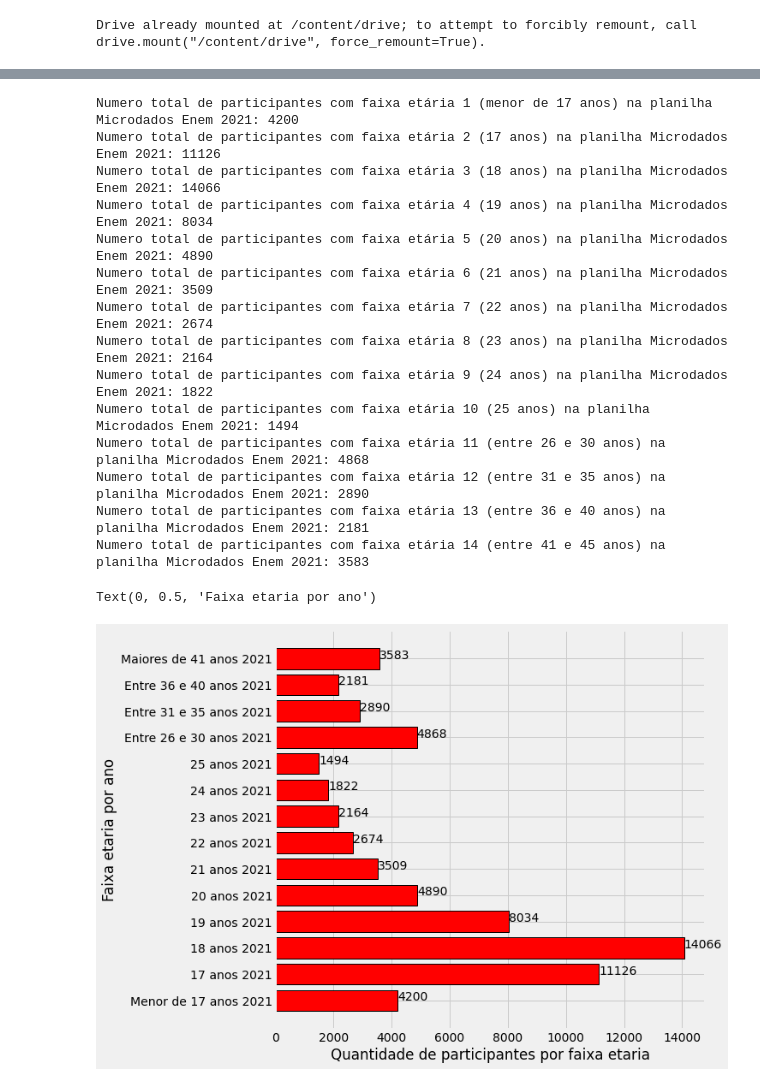
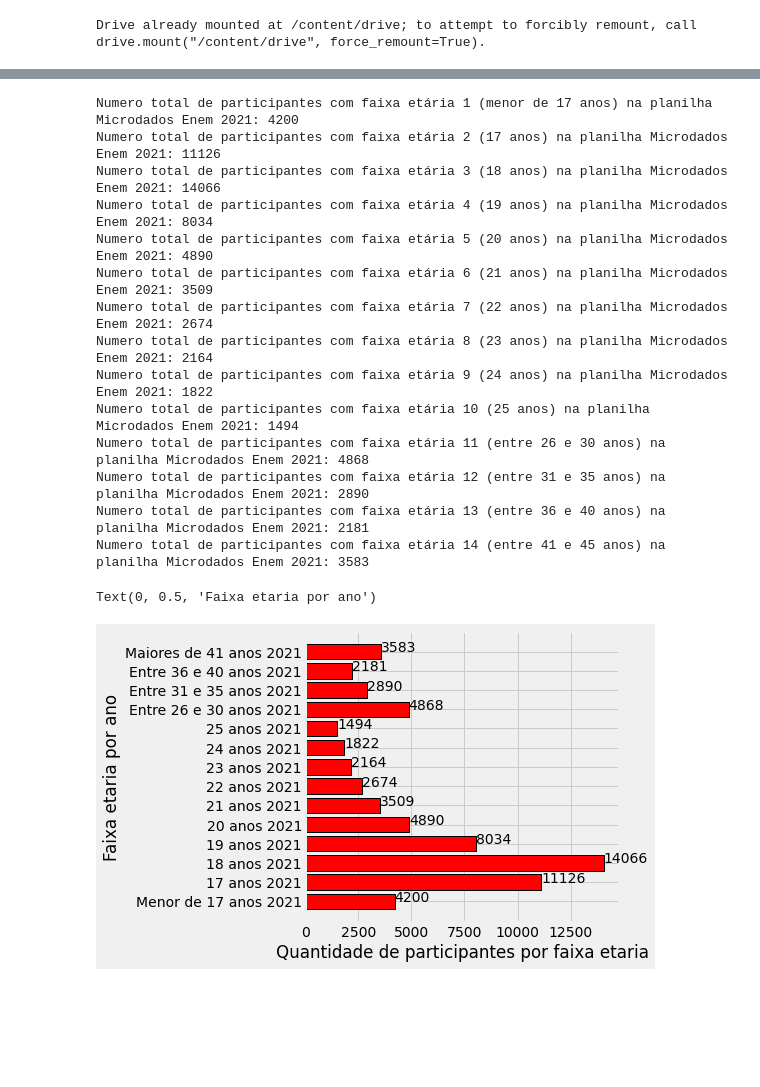
Before and after one commit to kingofrats04/Projeto_IA_DadosEnem, a Jupyter notebook: Graficos_IA.ipynb, the cells around one changed output, grey strips where cells are left out. Saved outputs shown, nothing was run; the diff lists cells and outputs as text; code cells hidden in the pictures; blank space fills up the shorter version.

```diff
--- a/Graficos_IA.ipynb
+++ b/Graficos_IA.ipynb
@@ -20,22 +20,22 @@ planilha2021 = pd.read_csv("./drive/MyDrive/trabalho_ia/data/MICRODADOS_ENEM_202
 print('Numero total de participantes na planilha Microdados Enem 2020:', planilha2020.NU_PARTICIPANTES.max())
 print('Numero total de participantes na planilha Microdados Enem 2021:', planilha2021.NU_PARTICIPANTES.max(), '\n')
 
-num1 = planilha2020.NU_PARTICIPANTES.max()
-num2 = planilha2021.NU_PARTICIPANTES.max()
+NU_PARTICIPANTES_2020 = planilha2020.NU_PARTICIPANTES.max()
+NU_PARTICIPANTES_2021 = planilha2021.NU_PARTICIPANTES.max()
 
 # Printando grafico de barras horizontal
 x = ['Planilha 2020', 'Planilha 2021']
 y = [116932, 67501]
 
-totalAlunos = num1, num2
+total_NU_PARTICIPANTES_2020_2021 = NU_PARTICIPANTES_2020, NU_PARTICIPANTES_2021
 plt.style.use('fivethirtyeight')
 
 for index, value in enumerate(y):
   plt.text(value, index,str(value))
 
-plt.rcParams['figure.figsize'] = [8, 8]
+plt.rcParams['figure.figsize'] = [5, 5]
 
-plt.barh(x, totalAlunos, align='center', color=['blue', 'red'], edgecolor='black', linewidth="1")
+plt.barh(x, total_NU_PARTICIPANTES_2020_2021, align='center', color=['blue', 'red'], edgecolor='black', linewidth="1")
 plt.xlabel("Total alunos por ano")
 plt.ylabel("Planilhas")
 # %% [output]
@@ -215,52 +215,51 @@ print('Numero total de participantes com faixa etária 12 (entre 31 e 35 anos) n
 print('Numero total de participantes com faixa etária 13 (entre 36 e 40 anos) na planilha Microdados Enem 2021: 2181')
 print('Numero total de participantes com faixa etária 14 (entre 41 e 45 anos) na planilha Microdados Enem 2021: 3583')
 
-TP_FAIXA_ETARIA12021 = 4200
-TP_FAIXA_ETARIA22021 = 11126
-TP_FAIXA_ETARIA32021 = 14066
-TP_FAIXA_ETARIA42021 = 8034
-TP_FAIXA_ETARIA52021 = 4890
-TP_FAIXA_ETARIA62021 = 3509
-TP_FAIXA_ETARIA72021 = 2674
-TP_FAIXA_ETARIA82021 = 2164
-TP_FAIXA_ETARIA92021 = 1822
-TP_FAIXA_ETARIA102021 = 1494
-TP_FAIXA_ETARIA112021 = 4868
-TP_FAIXA_ETARIA122021 = 2890
-TP_FAIXA_ETARIA132021 = 2181
-TP_FAIXA_ETARIA142021 = 3583
+TP_FAIXA_ETARIA_1_2021 = 4200
+TP_FAIXA_ETARIA_2_2021 = 11126
+TP_FAIXA_ETARIA_3_2021 = 14066
+TP_FAIXA_ETARIA_4_2021 = 8034
+TP_FAIXA_ETARIA_5_2021 = 4890
+TP_FAIXA_ETARIA_6_2021 = 3509
+TP_FAIXA_ETARIA_7_2021 = 2674
+TP_FAIXA_ETARIA_8_2021 = 2164
+TP_FAIXA_ETARIA_9_2021 = 1822
+TP_FAIXA_ETARIA_10_2021 = 1494
+TP_FAIXA_ETARIA_11_2021 = 4868
+TP_FAIXA_ETARIA_12_2021 = 2890
+TP_FAIXA_ETARIA_13_2021 = 2181
+TP_FAIXA_ETARIA_14_2021 = 3583
 
 # Printando grafico de barras horizontal
-width_n = 1.75   # Largura das Colunas
 x = ['Menor de 17 anos 2021', '17 anos 2021', '18 anos 2021', '19 anos 2021', '20 anos 2021', '21 anos 2021', '22 anos 2021', '23 anos 2021', '24 anos 2021', '25 anos 2021', 'Entre 26 e 30 anos 2021', 'Entre 31 e 35 anos 2021', 'Entre 36 e 40 anos 2021', 'Maiores de 41 anos 2021']
 y = [4200, 11126, 14066, 8034, 4890, 3509, 2674, 2164, 1822, 1494, 4868, 2890, 2181, 3583]
-totalFaixaEtaria = TP_FAIXA_ETARIA12021, TP_FAIXA_ETARIA22021, TP_FAIXA_ETARIA32021, TP_FAIXA_ETARIA42021, TP_FAIXA_ETARIA52021, TP_FAIXA_ETARIA62021, TP_FAIXA_ETARIA72021, TP_FAIXA_ETARIA82021, TP_FAIXA_ETARIA92021, TP_FAIXA_ETARIA102021, TP_FAIXA_ETARIA112021, TP_FAIXA_ETARIA122021, TP_FAIXA_ETARIA132021, TP_FAIXA_ETARIA142021
+total_Faixa_Etaria_2021 = TP_FAIXA_ETARIA_1_2021, TP_FAIXA_ETARIA_2_2021, TP_FAIXA_ETARIA_3_2021, TP_FAIXA_ETARIA_4_2021, TP_FAIXA_ETARIA_5_2021, TP_FAIXA_ETARIA_6_2021, TP_FAIXA_ETARIA_7_2021, TP_FAIXA_ETARIA_8_2021, TP_FAIXA_ETARIA_9_2021, TP_FAIXA_ETARIA_10_2021, TP_FAIXA_ETARIA_11_2021, TP_FAIXA_ETARIA_12_2021, TP_FAIXA_ETARIA_13_2021, TP_FAIXA_ETARIA_14_2021
 
 plt.style.use('fivethirtyeight')
 
 for index, value in enumerate(y):
   plt.text(value, index,str(value))
 
-plt.barh(x, totalFaixaEtaria, align='center', color=['red'], edgecolor='black', linewidth="1")
+plt.barh(x, total_Faixa_Etaria_2021, align='center', color=['red'], edgecolor='black', linewidth="1")
 plt.xlabel("Quantidade de participantes por faixa etaria")
 plt.ylabel("Faixa etaria por ano")
 # %% [output]
 Numero total de participantes com faixa etária 1 (menor de 17 anos) na planilha Microdados Enem 2021: 4200
 Numero total de participantes com faixa etária 2 (17 anos) na planilha Microdados Enem 2021: 11126
 Numero total de participantes com faixa etária 3 (18 anos) na planilha Microdados Enem 2021: 14066
 Numero total de participantes com faixa etária 4 (19 anos) na planilha Microdados Enem 2021: 8034
 Numero total de participantes com faixa etária 5 (20 anos) na planilha Microdados Enem 2021: 4890
 Numero total de participantes com faixa etária 6 (21 anos) na planilha Microdados Enem 2021: 3509
 Numero total de participantes com faixa etária 7 (22 anos) na planilha Microdados Enem 2021: 2674
 Numero total de participantes com faixa etária 8 (23 anos) na planilha Microdados Enem 2021: 2164
 Numero total de participantes com faixa etária 9 (24 anos) na planilha Microdados Enem 2021: 1822
 Numero total de participantes com faixa etária 10 (25 anos) na planilha Microdados Enem 2021: 1494
 Numero total de participantes com faixa etária 11 (entre 26 e 30 anos) na planilha Microdados Enem 2021: 4868
 Numero total de participantes com faixa etária 12 (entre 31 e 35 anos) na planilha Microdados Enem 2021: 2890
 Numero total de participantes com faixa etária 13 (entre 36 e 40 anos) na planilha Microdados Enem 2021: 2181
 Numero total de participantes com faixa etária 14 (entre 41 e 45 anos) na planilha Microdados Enem 2021: 3583
 Text(0, 0.5, 'Faixa etaria por ano')
-[figure, old version]
+[figure, new version]
 # %%
 #---------------------------------- Grafico 5 - Faixa etaria por ano ----------------------------------
 
```
Also changed, not shown: parts of 17 cells of this notebook.
